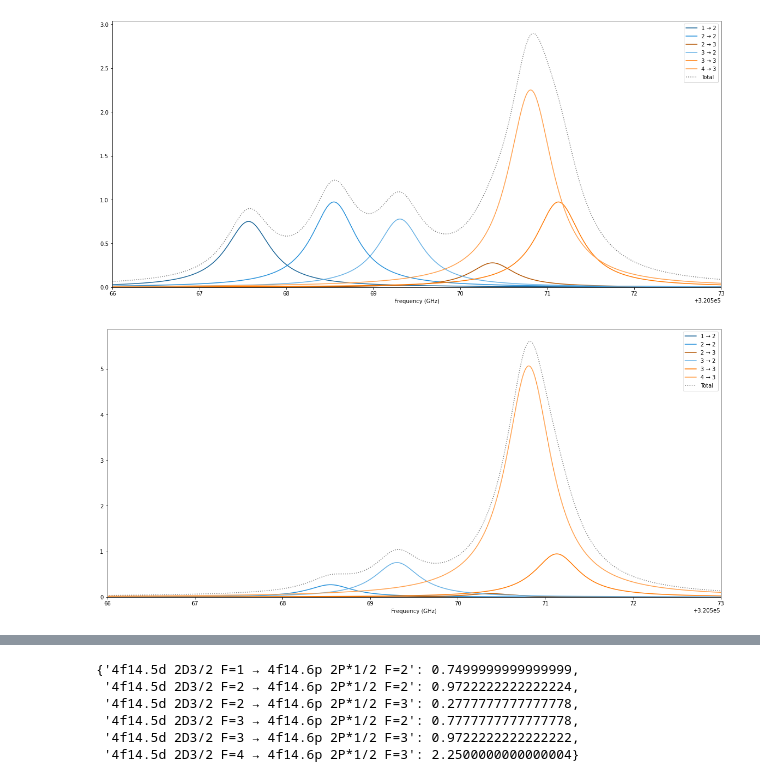
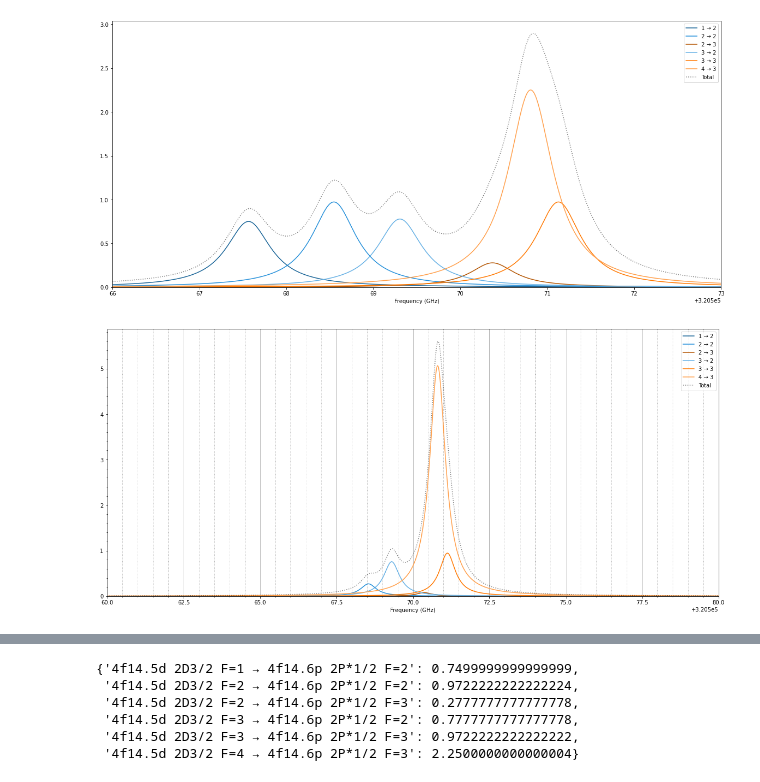
Before and after one commit to thomasdellaert/Atom-Toolkit, a Jupyter notebook: testing.ipynb, the cells around one changed output, grey strips where cells are left out. Cells and saved outputs as stored; diff of their text form; code cells hidden in the pictures.

```diff
--- a/testing.ipynb
+++ b/testing.ipynb
@@ -134,22 +135,30 @@ plt.show()
 # %%
 %matplotlib inline
 
 plt.figure(figsize=(20, 9))
 
 lineshape = lineshapes.LorentzianLineShape(gamma=.1*6.28, ampl=1.0)
-mod_lineshape = lineshapes.ModLorentzianLineShape(gamma=.5, ampl=1.0, depth=0, mod_freq_GHz=0.8)
+mod_lineshape = lineshapes.ModLorentzianLineShape(gamma=.1*6.28, ampl=1.0, depth=10, mod_freq_GHz=0.8)
 
 ampl_dict = {'4f14.5d 2D3/2 F=1 → 4f13.(2F*<7/2>).5d.6s.(3D) 3[3/2]*1/2 F=2': 0.,
             '4f14.5d 2D3/2 F=2 → 4f13.(2F*<7/2>).5d.6s.(3D) 3[3/2]*1/2 F=2': 0.2777777777777778,
             '4f14.5d 2D3/2 F=2 → 4f13.(2F*<7/2>).5d.6s.(3D) 3[3/2]*1/2 F=3': 0.2777777777777778,
             '4f14.5d 2D3/2 F=3 → 4f13.(2F*<7/2>).5d.6s.(3D) 3[3/2]*1/2 F=2': 0.9722222222222222,
             '4f14.5d 2D3/2 F=3 → 4f13.(2F*<7/2>).5d.6s.(3D) 3[3/2]*1/2 F=3': 0.9722222222222222,
             '4f14.5d 2D3/2 F=4 → 4f13.(2F*<7/2>).5d.6s.(3D) 3[3/2]*1/2 F=3': 2.2500000000000004,}
 
 graphers.plot_spectrum(a.transitions[('4f14.5d 2D3/2', '4f13.(2F*<7/2>).5d.6s.(3D) 3[3/2]*1/2')],
                        lineshape=lineshape, coloring='u', num_points=3000, ampl_dict = ampl_dict)
-plt.xlim(3.205e5+66, 3.205e5+73)
+# plt.xlim(3.205e5+66, 3.205e5+73)
+plt.xlim(3.205e5+60, 3.205e5+80)
 
+# plt.ylim(0, 6)
+ax = plt.gca()
+ax.grid(True, 'major', axis='x')
+ax.minorticks_on()
+ax.grid(True, 'minor', axis='x', linestyle=':', linewidth=1)
+
+plt.savefig('d_state_spectrum_f=3.png')
 plt.show()
 # %% [output]
-[figure, old version]
+[figure, new version]
```
Also changed, not shown: parts of 2 cells of this notebook, 2 other files.
